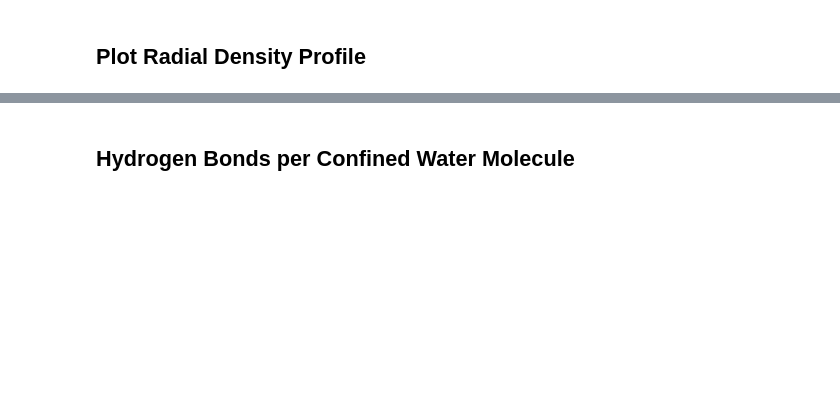
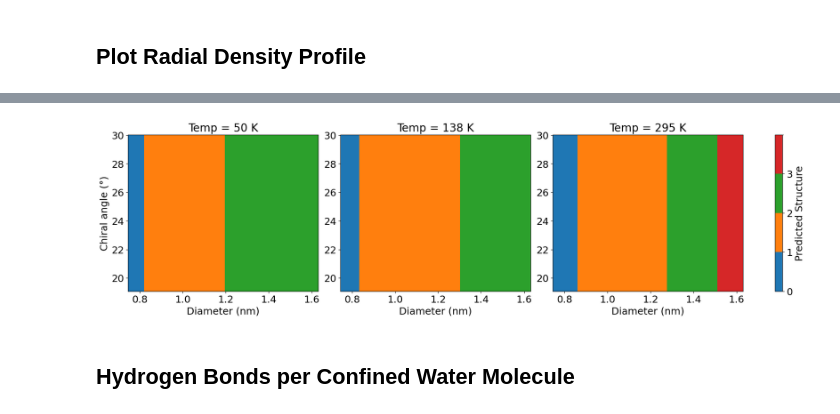
Before and after one commit to huatc/Confined-Water-CNT, a Jupyter notebook: Notebooks/Fit ML and Plotting.ipynb, the cells around one changed output, grey strips where cells are left out. Cells and saved outputs as stored; diff of their text form; code cells hidden in the pictures; blank space fills up the shorter version.

```diff
--- a/Notebooks/Fit ML and Plotting.ipynb
+++ b/Notebooks/Fit ML and Plotting.ipynb
@@ -118,9 +127,12 @@ m_vals = np.linspace(np.min(x_data[:,1]), np.max(x_data[:,1]), 200)
 N_unscaled, M_unscaled = np.meshgrid(n_vals, m_vals)
 scaler = MinMaxScaler()
 x_data = scaler.fit(x_data).transform(x_data)
+scaler = MinMaxScaler()
+y_data = scaler.fit(np.log10(np.array(diffusion)).reshape(-1,1)).transform(np.log10(np.array(diffusion)).reshape(-1,1))
+#y_data = np.log10(np.array(diffusion)).reshape(-1,1)
 # %%
 X_train, X_test, y_train, y_test = train_test_split(
-    x_data, np.array(diffusion)*1e8/2, test_size=0.2, random_state=5 #5
+    x_data, y_data, test_size=0.2, random_state=5 #5
 )
 # %%
 # ---------------------------------------------
@@ -131,11 +143,8 @@ models = {
 
     # Gaussian Process Regression (with RBF kernel)
     "GaussianProcess": GaussianProcessRegressor(
-        kernel=ConstantKernel(1.0) * RBF(length_scale=1.0),
-        alpha=1e-10,
-        normalize_y=True,
-        random_state=6
-    ),
+            kernel=ConstantKernel(5.0)*RBF([0.3, 0.3, 0.3]) + WhiteKernel(0.1),
+            normalize_y=True, random_state=6),
 
     "SVR_RBF": SVR(kernel='rbf'),
 
@@ -177,5 +186,5 @@ df_results = df_results.sort_values(by="R2", ascending=False)
 
 print(df_results)
 
-model = models['RandomForest']
+model = models['GaussianProcess']
 model.fit(X_train, y_train.flatten())
@@ -461,7 +473,7 @@ models = {
     "RandomForest": RandomForestClassifier(n_estimators=300, random_state=0),
 
     "GaussianProcess": GaussianProcessClassifier(
-        kernel=ConstantKernel(1.0) * RBF(length_scale=1.0),
+        kernel=ConstantKernel(1.0)*RBF([0.3, 0.3, 0.3]) + WhiteKernel(0.1),
         random_state=0
     ),
 
@@ -504,5 +516,5 @@ df_results = pd.DataFrame(results, columns=["Model", "Accuracy", "F1 Score"])
 df_results = df_results.sort_values(by="Accuracy", ascending=False)
 
 print(df_results)
-model = models['XGBoost']
+model = models['GaussianProcess']
 model.fit(X_train, y_train)
@@ -515,7 +535,7 @@ bounds = [0, 1, 2, 3, 4]
 norm = BoundaryNorm(bounds, cmap.N)
 
 # ---- Select temperatures (scaled 0–1 range) ----
-temperatures = [0, 0.5, 1.0]
+temperatures = [0, 0.25, 0.7]
 
 # ---- Extract diameter & chirality ranges from x_data ----
 diam_min, diam_max = np.min(x_data[:,0][x_data[:,2] > temperatures[0]]), np.max(x_data[:,0][x_data[:,2] > temperatures[0]])
@@ -538,35 +558,35 @@ for ax, T0 in zip(axes, temperatures):
         C.ravel(),
         np.full(D.size, T0)
     ])
 
     # Predict & reshape into grid
     class_pred = model.predict(grid_points).astype(int).reshape(D.shape)
 
     # Plot classification heatmap
     heatmap = ax.pcolormesh(
         D*(np.max(diameter) - np.min(diameter)) + np.min(diameter), C*(np.max(angle) - np.min(angle)) + np.min(angle), class_pred,
         shading='auto',
         cmap=cmap,
         norm=norm
     )
 
     # Temperature label (inside plot)
-    ax.set_title(f"Temp = {int(T0*200 + 200)} K",
-        fontsize=24,
-    )
+    ax.set_title(f"Temp = {int(np.round(T0*350) + 50)} K", fontsize=20)
     #ax.scatter(diameter, angle, color='k')
     ax.set_xlabel("Diameter (nm)")
     if T0 == 0:
         ax.set_ylabel("Chiral angle (°)")
 
 # ---- Colorbar (discrete) ----
 cbar = fig.colorbar(
     heatmap,
     ax=axes.ravel().tolist(),
     boundaries=bounds,
     ticks=[0, 1, 2, 3]
 )
-cbar.set_label("Predicted Phase")
+cbar.set_label("Predicted Structure")
 cbar.set_ticklabels(["0", "1", "2", "3"])
 
-# plt.savefig('../Figures/Phasemap.png', dpi=600, bbox_inches="tight")
+plt.savefig('../Figures/Phasemap.png', dpi=600, bbox_inches="tight")
+# %% [output]
+[figure, added]
```
Also changed, not shown: parts of 27 cells of this notebook, 6 other files.
